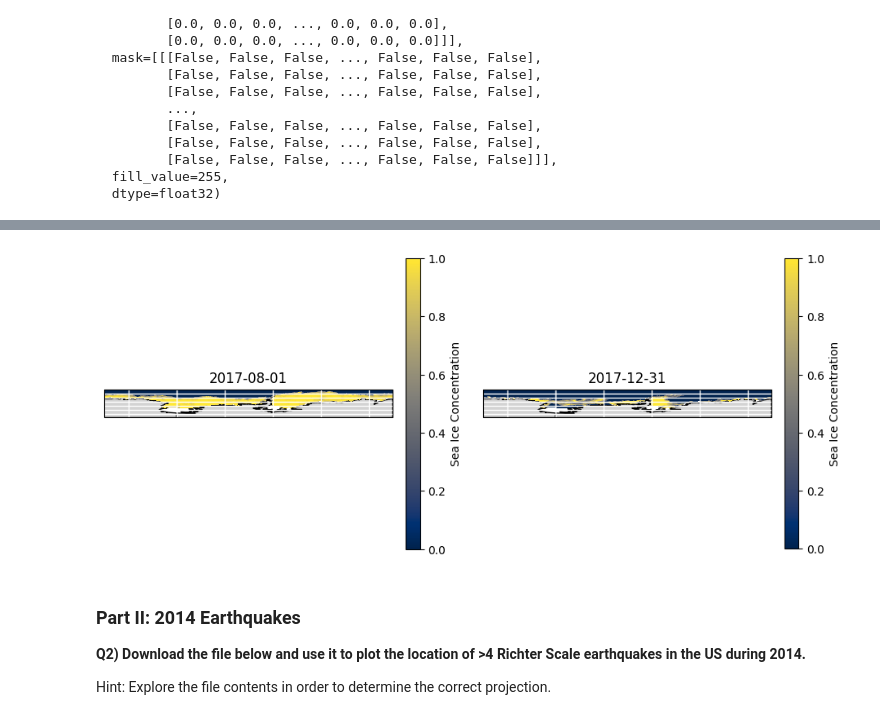
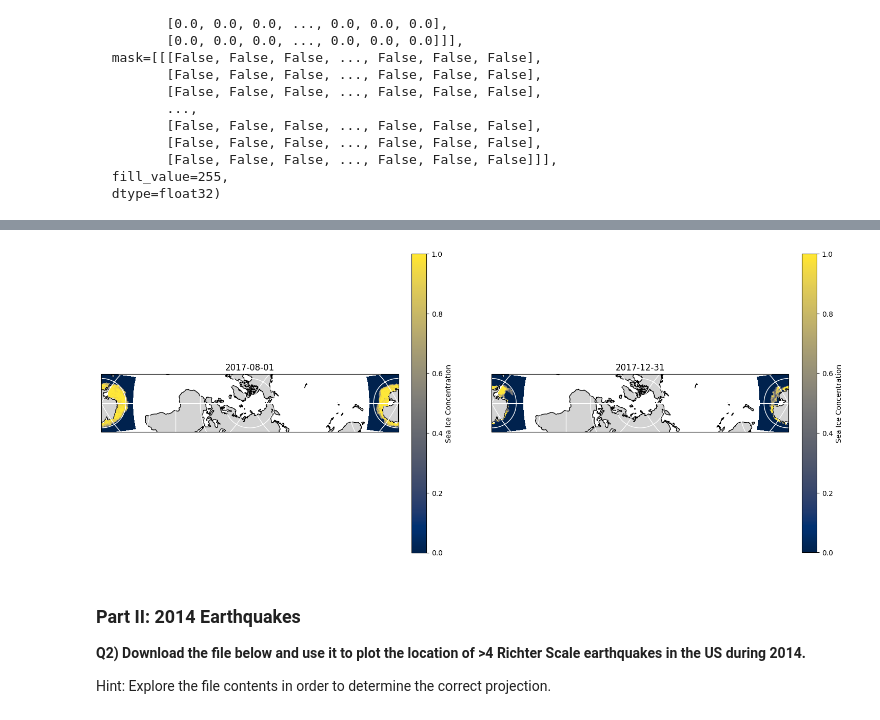
Before and after one commit to JoanneQuet/2023_Intro_Python, a Jupyter notebook: ML_EES/IP/W2_S2.ipynb, the cells around one changed output, grey strips where cells are left out. Cells and saved outputs as stored; diff of their text form; code cells hidden in the pictures.

```diff
--- a/ML_EES/IP/W2_S2.ipynb
+++ b/ML_EES/IP/W2_S2.ipynb
@@ -216,39 +227,39 @@ import matplotlib.pyplot as plt
 #import cartopy.feature as cfeature
 import numpy as np
 
-fig,ax = plt.subplots(1,2,figsize=(11, 8.5),subplot_kw={'projection': ccrs.PlateCarree(-90,0)})
+fig,ax = plt.subplots(1,2,figsize=(18, 12),subplot_kw={'projection': ccrs.RotatedPole(-90,0)})
 # The rest doesn't change:
 ax[0].set_extent([-180, 180, -90, -55], ccrs.PlateCarree())
 
 ######################################################################################################################################################
 # Add Land and gridlines
 # Hint: Check edgecolor to show coast, and facecolor to color the continent
 # Hint: https://matplotlib.org/stable/gallery/color/named_colors.html for the names of the colors available
 ######################################################################################################################################################
 ax[0].add_feature(cartopy.feature.LAND, edgecolor='black',facecolor='lightgray')
 #ax[0].add_feature(cartopy.feature.OCEAN, facecolor='darkblue')
 ax[0].gridlines(lw=1,color='white')
 ######################################################################################################################################################
 # Add Contours
 # Hint: X (Y) data in the pcolormesh should be the longitude and latitude of the sea ice data.
 # Hint: Check the shape of the var_toplot1, var_toplot2 before plotting
 # Hint: longitude and latitude can be accessed with seaice1.variables['longitude'][:], seaice1.variables['latitude'][:]
 # Hint: Check this website: https://matplotlib.org/stable/tutorials/colors/colormaps.html for available colormaps
 ######################################################################################################################################################
 c0 = ax[0].pcolormesh(seaice1.variables['longitude'][:], seaice1.variables['latitude'][:], np.ma.masked_greater(var_toplot1[0],1), transform=ccrs.PlateCarree(),vmin=0,vmax=1,cmap='cividis')
 plt.colorbar(c0,ax=ax[0],fraction=0.046, pad=0.04,label='Sea Ice Concentration')
 ax[0].set_title('2017-08-01')
 
 ax[1].set_extent([-180, 180, -90, -55], ccrs.PlateCarree())
 ax[1].add_feature(cartopy.feature.LAND, edgecolor='black',facecolor='lightgray')
 ax[1].gridlines(lw=1,color='white')
 
 c1 = ax[1].pcolormesh(seaice2.variables['longitude'][:], seaice2.variables['latitude'][:], np.ma.masked_greater(var_toplot2[0],1), transform=ccrs.PlateCarree(),vmin=0,vmax=1,cmap='cividis')
 plt.colorbar(c1,ax=ax[1],label='Sea Ice Concentration',fraction=0.046, pad=0.04)
 ax[1].set_title('2017-12-31')
 plt.show()
 # %% [output]
-[figure, old version]
+[figure, new version]
 # %% [markdown]
 ### Part II: 2014 Earthquakes
 **Q2) Download the file below and use it to plot the location of >4 Richter Scale earthquakes in the US during 2014.**
```
Also changed, not shown: parts of 2 cells of this notebook.
